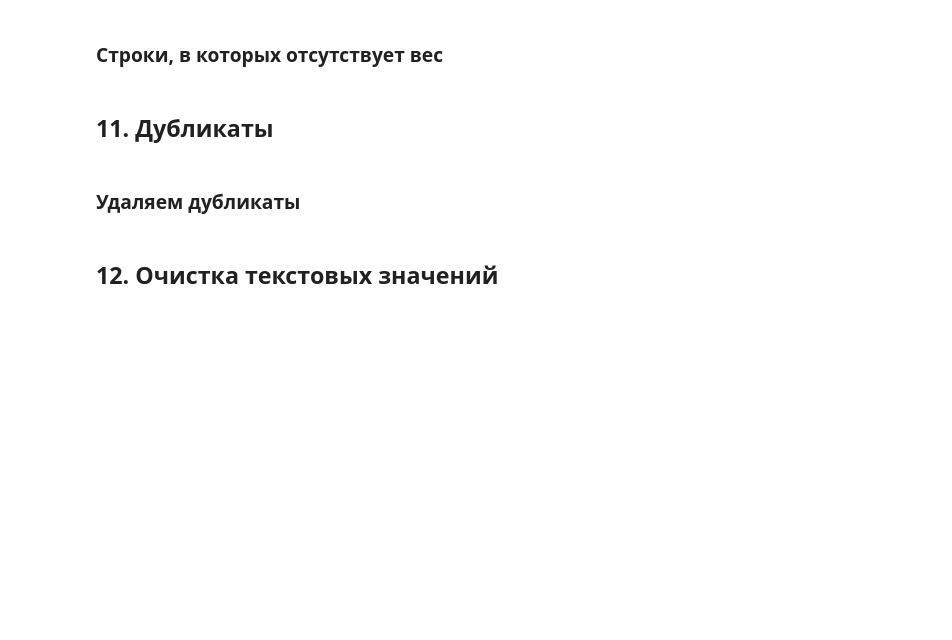
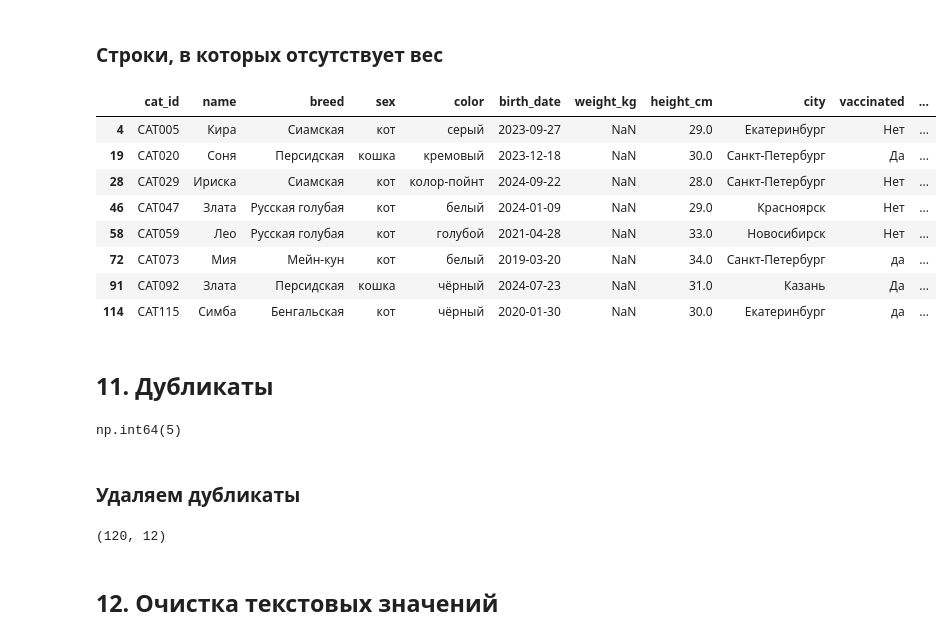
Before and after one commit to golubnichiy/bigdata_26_09, a Jupyter notebook: pandas_1_base.ipynb, the cells around one changed output. Drawn from its saved outputs; the diff is of its cells as text; code cells hidden in the pictures; blank space fills up the shorter version.

```diff
--- a/pandas_1_base.ipynb
+++ b/pandas_1_base.ipynb
@@ -65,8 +391,29 @@
 # %% [markdown]
 ### Строки, в которых отсутствует вес
+# %%
+cats_clean[cats_clean['weight_kg'].isna()]
+# %% [output]
+|  | cat_id | name | breed | sex | color | birth_date | weight_kg | height_cm | city | vaccinated | ... |
+| 4 | CAT005 | Кира | Сиамская | кот | серый | 2023-09-27 | NaN | 29.0 | Екатеринбург | Нет | ... |
+| 19 | CAT020 | Соня | Персидская | кошка | кремовый | 2023-12-18 | NaN | 30.0 | Санкт-Петербург | Да | ... |
+| 28 | CAT029 | Ириска | Сиамская | кот | колор-пойнт | 2024-09-22 | NaN | 28.0 | Санкт-Петербург | Нет | ... |
+| 46 | CAT047 | Злата | Русская голубая | кот | белый | 2024-01-09 | NaN | 29.0 | Красноярск | Нет | ... |
+| 58 | CAT059 | Лео | Русская голубая | кот | голубой | 2021-04-28 | NaN | 33.0 | Новосибирск | Нет | ... |
+| 72 | CAT073 | Мия | Мейн-кун | кот | белый | 2019-03-20 | NaN | 34.0 | Санкт-Петербург | да | ... |
+| 91 | CAT092 | Злата | Персидская | кошка | чёрный | 2024-07-23 | NaN | 31.0 | Казань | Да | ... |
+| 114 | CAT115 | Симба | Бенгальская | кот | чёрный | 2020-01-30 | NaN | 30.0 | Екатеринбург | да | ... |
 # %% [markdown]
 ## 11. Дубликаты
+# %%
+cats_clean.duplicated().sum()
+# %% [output]
+np.int64(5)
 # %% [markdown]
 ### Удаляем дубликаты
+# %%
+cats_clean = cats_clean.drop_duplicates().copy()
+cats_clean.shape
+# %% [output]
+(120, 12)
 # %% [markdown]
 ## 12. Очистка текстовых значений
```
Also changed, not shown: parts of 46 cells of this notebook.
